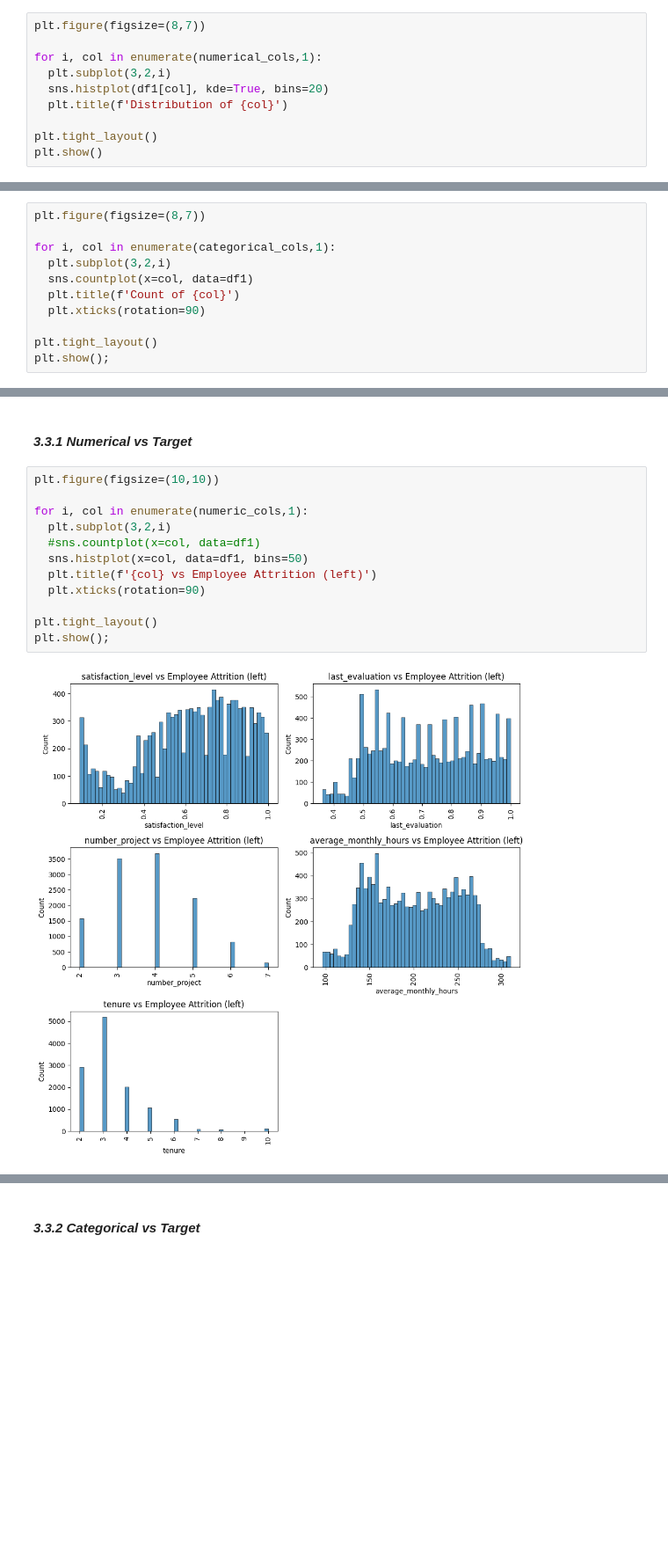
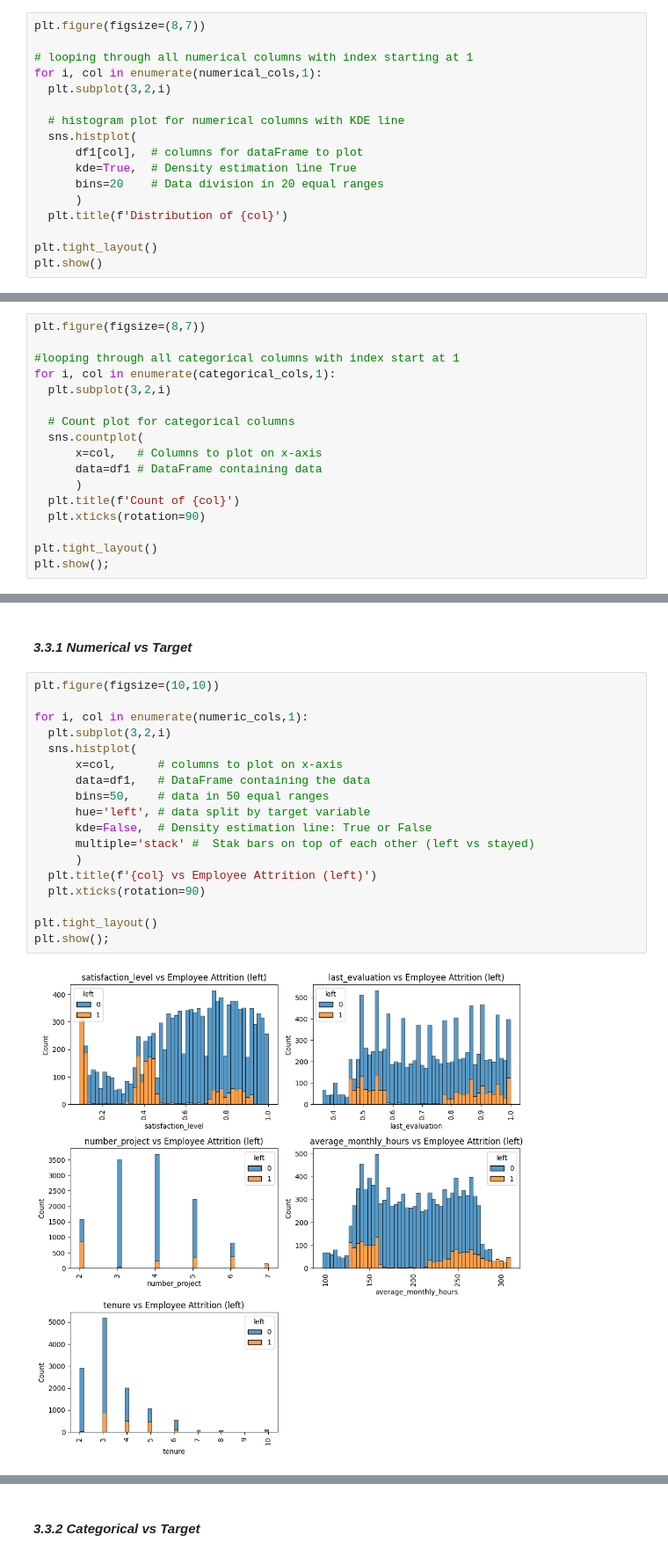
Before and after one commit to rixwan-khan/Providing-data-driven-suggestions-for-HR, a Jupyter notebook: data-driven decision for HR.ipynb, the cells around one changed output, grey strips where cells are left out. Shown at 88% size. Saved outputs shown, nothing was run; the diff lists cells and outputs as text; blank space fills up the shorter version.

```diff
--- a/data-driven decision for HR.ipynb
+++ b/data-driven decision for HR.ipynb
@@ -337,9 +337,16 @@ This includes analyzing both numerical and categorical variables to understand t
 # %%
 plt.figure(figsize=(8,7))
 
+# looping through all numerical columns with index starting at 1
 for i, col in enumerate(numerical_cols,1):
   plt.subplot(3,2,i)
-  sns.histplot(df1[col], kde=True, bins=20)
+
+  # histogram plot for numerical columns with KDE line
+  sns.histplot(
+      df1[col],  # columns for dataFrame to plot
+      kde=True,  # Density estimation line True
+      bins=20    # Data division in 20 equal ranges
+      )
   plt.title(f'Distribution of {col}')
 
 plt.tight_layout()
@@ -351,9 +368,15 @@ plt.show()
 # %%
 plt.figure(figsize=(8,7))
 
+#looping through all categorical columns with index start at 1
 for i, col in enumerate(categorical_cols,1):
   plt.subplot(3,2,i)
-  sns.countplot(x=col, data=df1)
+
+  # Count plot for categorical columns
+  sns.countplot(
+      x=col,   # Columns to plot on x-axis
+      data=df1 # DataFrame containing data
+      )
   plt.title(f'Count of {col}')
   plt.xticks(rotation=90)
 
@@ -368,14 +401,20 @@ plt.show();
 # %%
 plt.figure(figsize=(10,10))
 
 for i, col in enumerate(numeric_cols,1):
   plt.subplot(3,2,i)
-  #sns.countplot(x=col, data=df1)
-  sns.histplot(x=col, data=df1, bins=50)
+  sns.histplot(
+      x=col,      # columns to plot on x-axis
+      data=df1,   # DataFrame containing the data
+      bins=50,    # data in 50 equal ranges
+      hue='left', # data split by target variable
+      kde=False,  # Density estimation line: True or False
+      multiple='stack' #  Stak bars on top of each other (left vs stayed)
+      )
   plt.title(f'{col} vs Employee Attrition (left)')
   plt.xticks(rotation=90)
 
 plt.tight_layout()
 plt.show();
 # %% [output]
-[figure, old version]
+[figure, new version]
```
Also changed, not shown: parts of 64 cells of this notebook.
